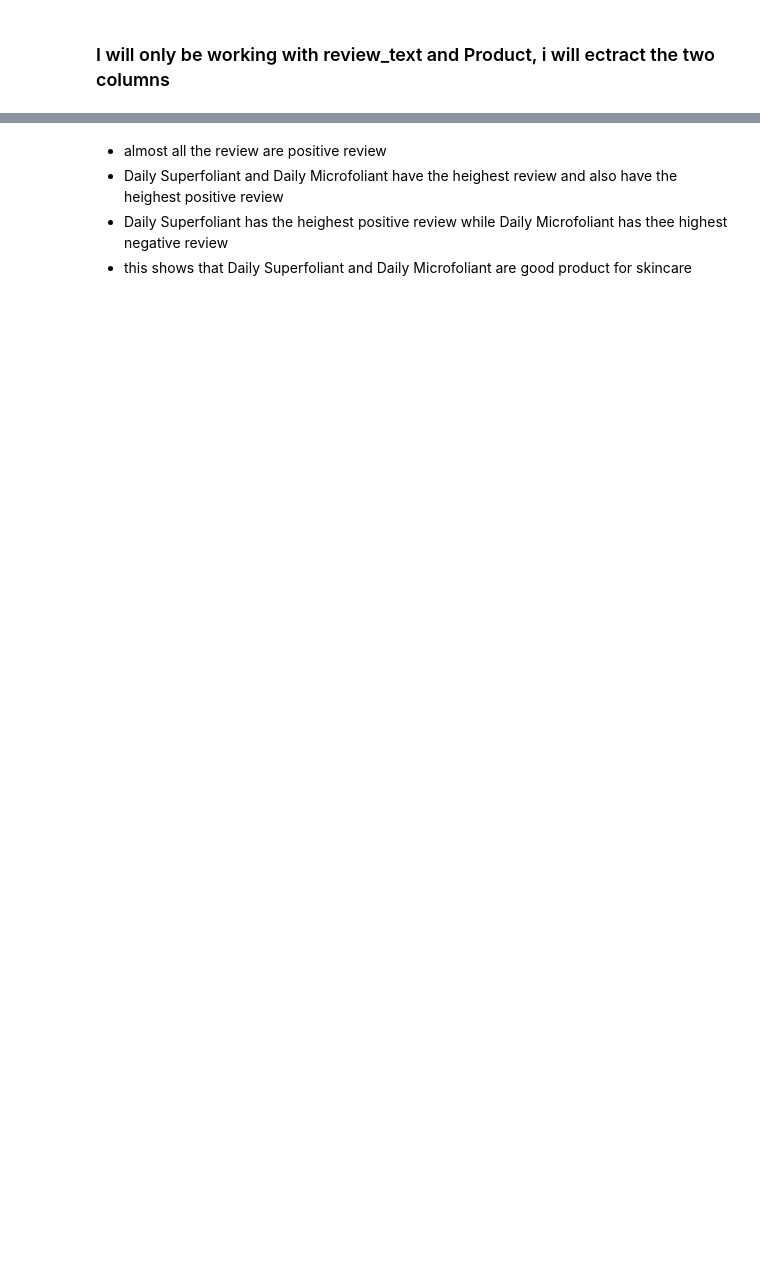
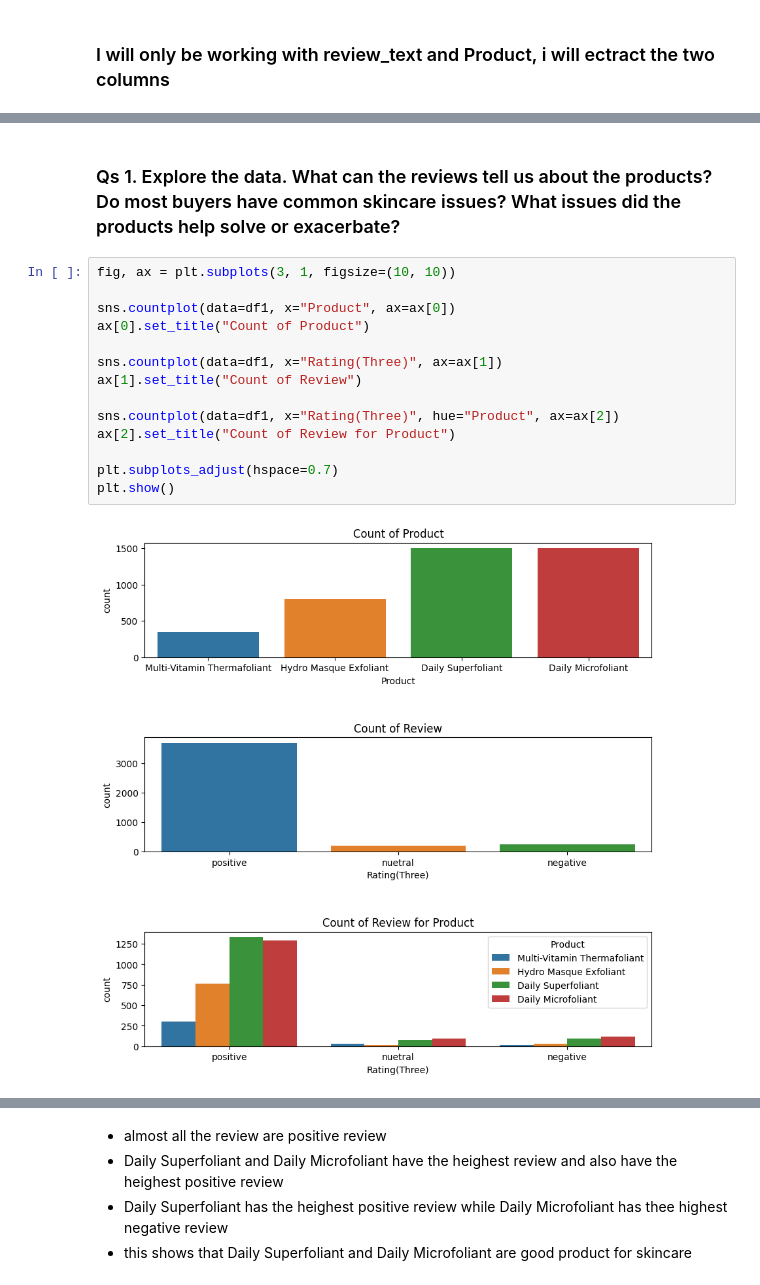
Before and after one commit to FaizaYusuf/EDA-and-Sentiment-Analyisis-on-Skincare-Review, a Jupyter notebook: Assignment_9 .ipynb, the cells around one changed output, grey strips where cells are left out. Cells and saved outputs as stored; diff of their text form; blank space fills up the shorter version.

```diff
--- a/Assignment_9 .ipynb
+++ b/Assignment_9 .ipynb
@@ -275,0 +200,18 @@ plt.show()
+# %% [markdown]
+###  Qs 1. Explore the data. What can the reviews tell us about the products? Do most buyers have common skincare issues? What issues did the products help solve or exacerbate?
+# %%
+fig, ax = plt.subplots(3, 1, figsize=(10, 10))
+
+sns.countplot(data=df1, x="Product", ax=ax[0])
+ax[0].set_title("Count of Product")
+
+sns.countplot(data=df1, x="Rating(Three)", ax=ax[1])
+ax[1].set_title("Count of Review")
+
+sns.countplot(data=df1, x="Rating(Three)", hue="Product", ax=ax[2])
+ax[2].set_title("Count of Review for Product")
+
+plt.subplots_adjust(hspace=0.7)
+plt.show()
+# %% [output]
+[figure, added]
```
Also changed, not shown: parts of 46 cells of this notebook, 1 other file.
